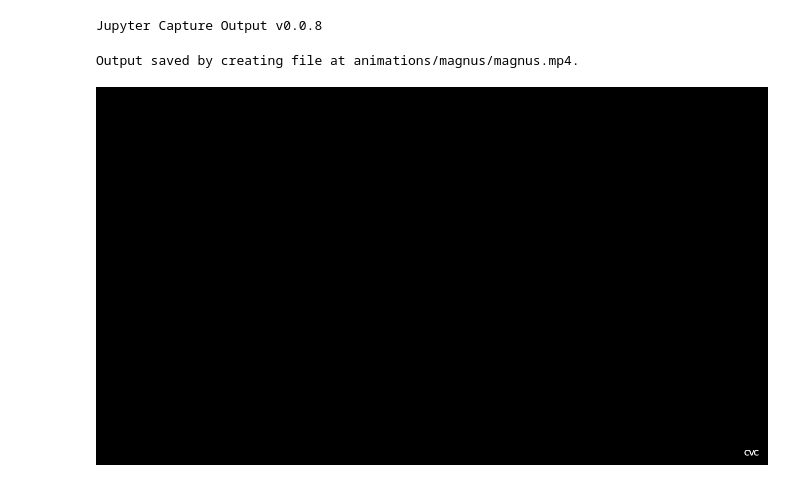
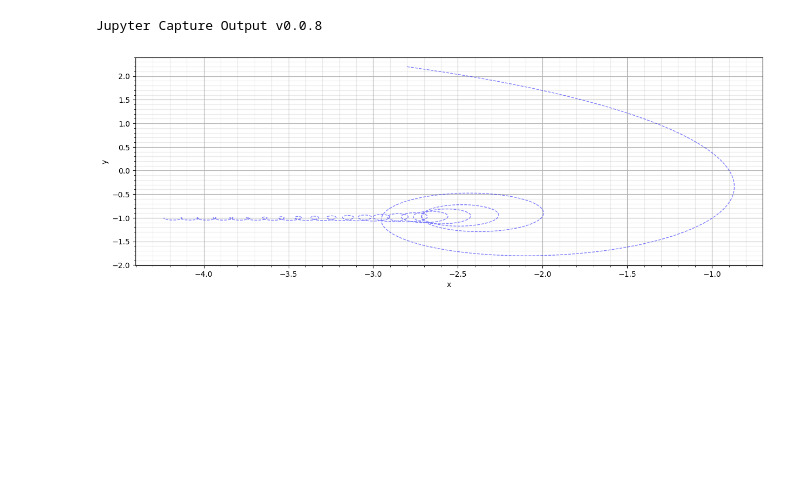
Before and after one commit to CVC97/Physics-Education-Animations, a Jupyter notebook: magnus.ipynb, the cells around one changed output. Drawn from its saved outputs; the diff is of its cells as text; code cells hidden in the pictures; blank space fills up the shorter version.

```diff
--- a/magnus.ipynb
+++ b/magnus.ipynb
@@ -66,11 +85,18 @@ def rk4_step(t, delta_t, y_array, ode, params):
-# %%
-%%capture_video --path "animations/magnus/magnus.mp4"
-%%manim -qm --fps 60 $video_scene
-
-class magnus_Scene(Scene):
-    def construct(self):
-        CVC = Text('CVC', font_size = 12, weight = BOLD, color = WHITE, font = 'Latin Modern Sans').align_on_border(RIGHT + DOWN, buff = 0.2)
-        self.add(CVC)
-# %% [output]
-Output saved by creating file at animations/magnus/magnus.mp4.
-[figure, removed]
+# %%
+# Darstellung Trajektorie in Matplotlib
+fig, ax = plt.subplots(figsize=(15,5))
+
+ax.set_xlabel(r'x')
+ax.set_ylabel(r'y')
+ax.grid()
+ax.grid(which='minor', color = '#999999', alpha = 0.2, linestyle = '-')
+ax.minorticks_on()
+
+ax.plot(state_array[:,0], state_array[:,1], color = 'blue', alpha = 0.5, linestyle = '--', linewidth = 1)#, label = f'Runge-Kutta 2')
+
+# ax.legend()
+# ax.legend(loc="upper left")
+
+plt.show()
+# %% [output]
+[figure, added]
```
Also changed, not shown: parts of 3 cells of this notebook.
